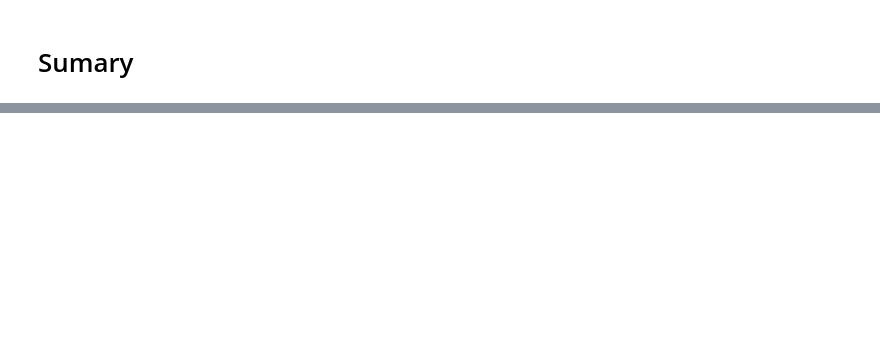
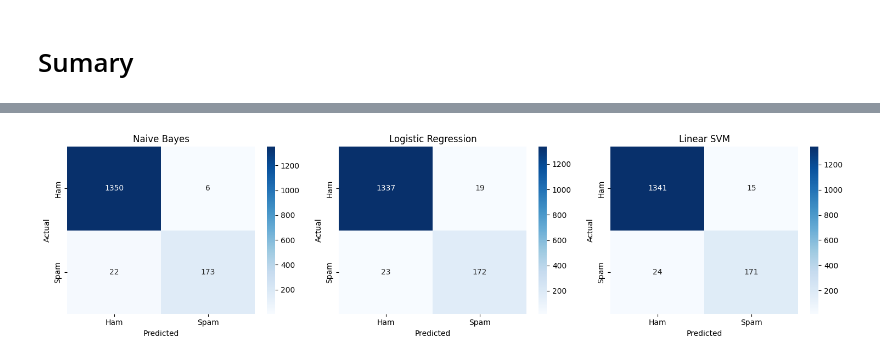
Before and after one commit to tinh633/mail, a Jupyter notebook: practice1/practice1.ipynb, the cells around one changed output, grey strips where cells are left out. Cells and saved outputs as stored; diff of their text form; code cells hidden in the pictures; blank space fills up the shorter version.

```diff
--- a/practice1/practice1.ipynb
+++ b/practice1/practice1.ipynb
@@ -1144,36 +1099,58 @@ summary_df
 # %% [markdown]
 # Sumary
 # %%
-#logictis
-cm_log = np.array([
-    [1340, 15],
-    [20, 176]
-])
-
-log_result = evaluate_from_cm(
-    cm_log,
-    "Logistic Regression"
+fig, axes = plt.subplots(
+    1, 3,
+    figsize=(15, 4)
 )
 
-#naive_bayes
-cm_nb = np.array([
-    [1351, 4],
-    [21, 175]
-])
-
-nb_result = evaluate_from_cm(
+# Naive Bayes
+sns.heatmap(
     cm_nb,
-    "Naive Bayes"
+    annot=True,
+    fmt="d",
+    cmap="Blues",
+    xticklabels=["Ham", "Spam"],
+    yticklabels=["Ham", "Spam"],
+    ax=axes[0]
 )
 
-#SVM
-cm_svm = np.array([
-    [1343, 12],
-    [23, 173]
-])
+axes[0].set_title("Naive Bayes")
+axes[0].set_xlabel("Predicted")
+axes[0].set_ylabel("Actual")
 
-svm_result = evaluate_from_cm(
+
+# Logistic Regression
+sns.heatmap(
+    cm_lr,
+    annot=True,
+    fmt="d",
+    cmap="Blues",
+    xticklabels=["Ham", "Spam"],
+    yticklabels=["Ham", "Spam"],
+    ax=axes[1]
+)
+
+axes[1].set_title("Logistic Regression")
+axes[1].set_xlabel("Predicted")
+axes[1].set_ylabel("Actual")
+
+
+# Linear SVM
+sns.heatmap(
     cm_svm,
-    "Linear SVM"
+    annot=True,
+    fmt="d",
+    cmap="Blues",
+    xticklabels=["Ham", "Spam"],
+    yticklabels=["Ham", "Spam"],
+    ax=axes[2]
 )
+
+axes[2].set_title("Linear SVM")
+axes[2].set_xlabel("Predicted")
+axes[2].set_ylabel("Actual")
+
+plt.tight_layout()
+plt.show()
 # %% [output]
@@ -1197 +1157,2 @@ FPR       : 0.0089
+[figure, added]
 # %%
```
Also changed, not shown: parts of 35 cells of this notebook, 11 other files.
